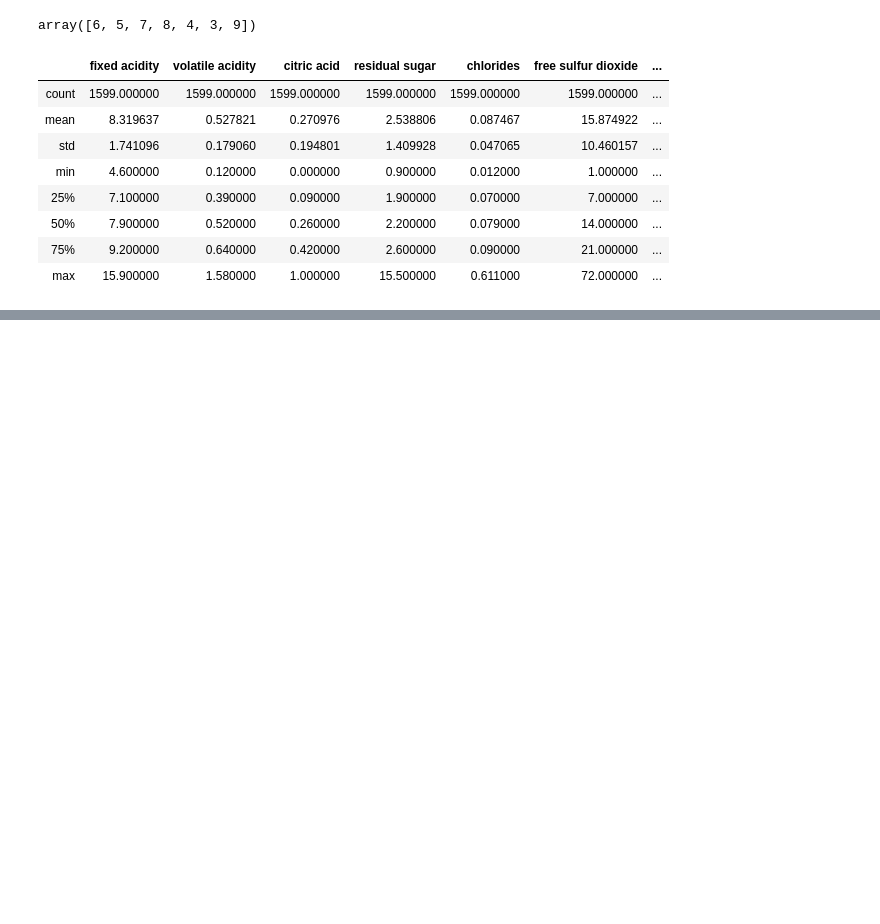
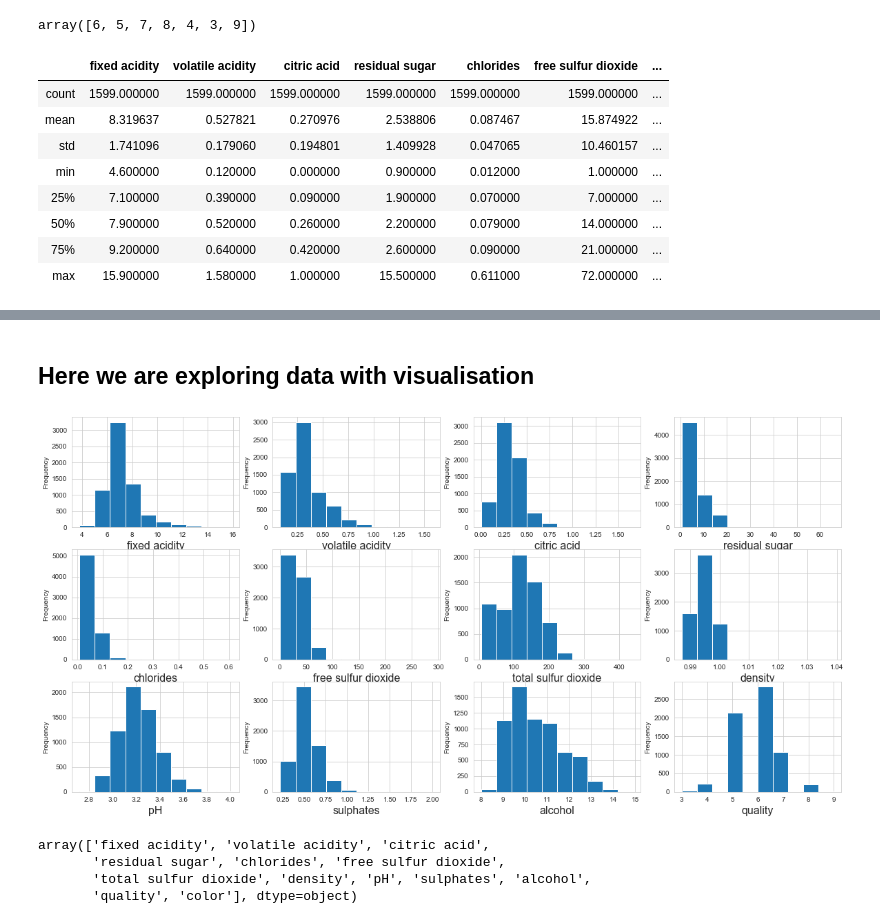
Before and after one commit to mzhoolideh/data_science_pract, a Jupyter notebook: case_study1/case_st1.ipynb, the cells around one changed output, grey strips where cells are left out. Cells and saved outputs as stored; diff of their text form; code cells hidden in the pictures; blank space fills up the shorter version.

```diff
--- a/case_study1/case_st1.ipynb
+++ b/case_study1/case_st1.ipynb
@@ -2,7 +2,9 @@
 import numpy as np
 import pandas as pd
 import matplotlib.pyplot as plt
+import seaborn as sns
 
+sns.set_style('whitegrid')
 %matplotlib inline
 # %%
 red_df = pd.read_csv('./winequality-red.csv', sep=';')
@@ -109,0 +119,6 @@ red_df.describe()
+# %%
+red_df['color'] = np.array(['red']).repeat(red_df.shape[0])
+white_df['color'] = np.array(['white']).repeat(white_df.shape[0])
+#white_df.drop(['white'],axis=1, inplace=True)
+
+red_df.head()
@@ -109,0 +132,3 @@ red_df.describe()
+# %%
+combined_df = red_df.append(white_df, ignore_index=True)
+combined_df.head()
@@ -109,0 +142,20 @@ red_df.describe()
+# %% [markdown]
+## **Here we are exploring data with visualisation**
+# %%
+i=0
+plt.figure(figsize=(20,10))
+for col in combined_df.columns.values:
+    if combined_df[col].dtype != object:
+        plt.subplot(3,4,i+1)
+        combined_df[col].plot(kind='hist')
+        plt.xlabel(col, fontsize=16)
+        i+=1
+# %% [output]
+[figure, added]
+# %%
+combined_df.columns.values
+# %% [output]
+array(['fixed acidity', 'volatile acidity', 'citric acid',
+       'residual sugar', 'chlorides', 'free sulfur dioxide',
+       'total sulfur dioxide', 'density', 'pH', 'sulphates', 'alcohol',
+       'quality', 'color'], dtype=object)
```
Also changed, not shown: parts of 12 cells of this notebook.
